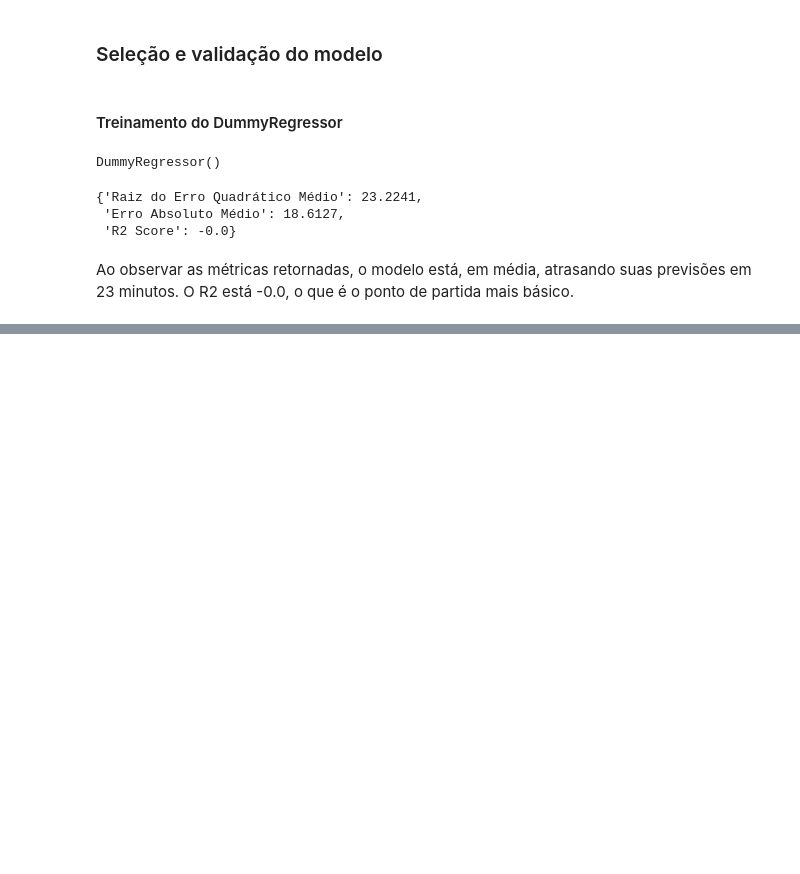
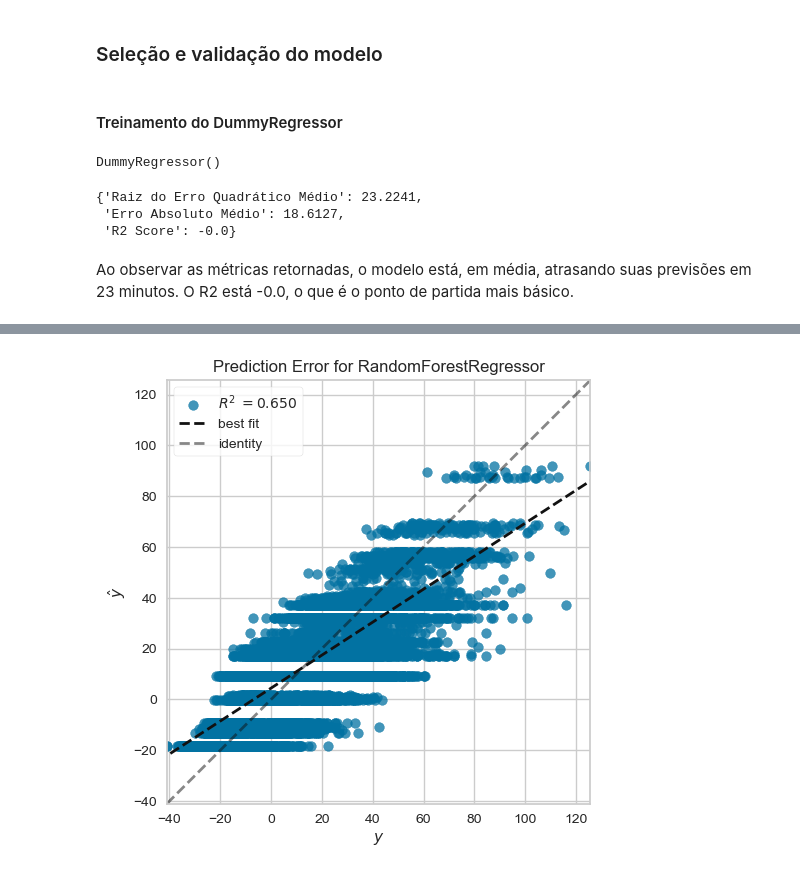
Before and after one commit to CrisNakamura/previsao_atraso_voo, a Jupyter notebook: modelo_atraso_voo.ipynb, the cells around one changed output, grey strips where cells are left out. Drawn from its saved outputs; the diff is of its cells as text; code cells hidden in the pictures; blank space fills up the shorter version.

Commit message:
[feat] Treinamento e avaliação do RandomForestClassifier

```diff
--- a/modelo_atraso_voo.ipynb
+++ b/modelo_atraso_voo.ipynb
@@ -343,0 +346,10 @@ Ao observar as métricas retornadas, o modelo está, em média, atrasando suas p
+# %%
+# Instanciando o modelo e treinando.
+model_rf = RandomForestRegressor(max_depth=5, random_state=42)
+model_rf.fit(X_train, y_train)
+
+# Fazendo as previsões com os dados de teste.
+y_pred_rf = model_rf.predict(X_test)
+
+# Calculando as métricas.
+calcular_metricas_regressao(y_test, y_pred_rf)
@@ -343,0 +365,4 @@ Ao observar as métricas retornadas, o modelo está, em média, atrasando suas p
+# %%
+visualizer = prediction_error(model_rf, X_train, y_train, X_test, y_test)
+# %% [output]
+[figure, added]
```
Also changed, not shown: parts of 13 cells of this notebook.
